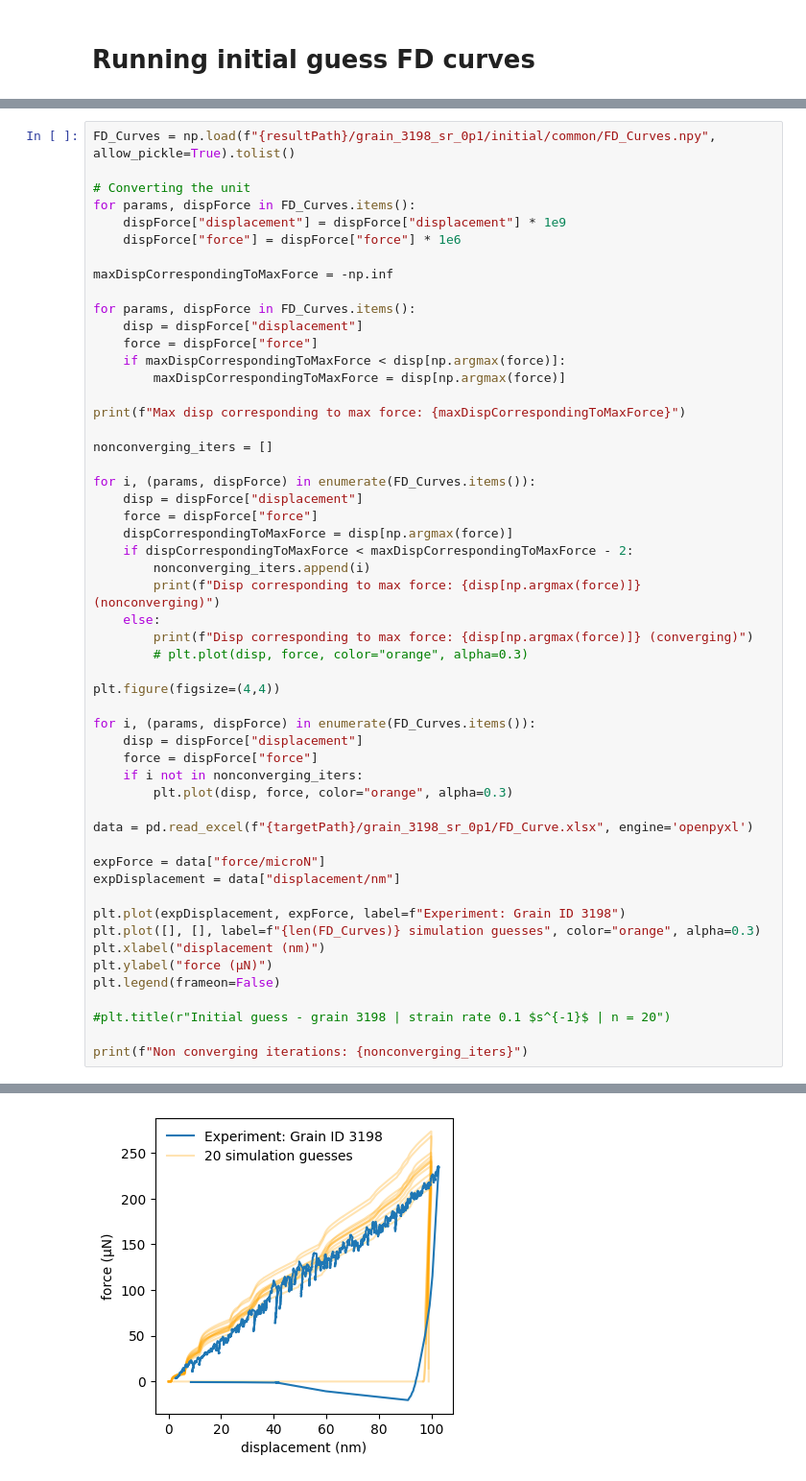
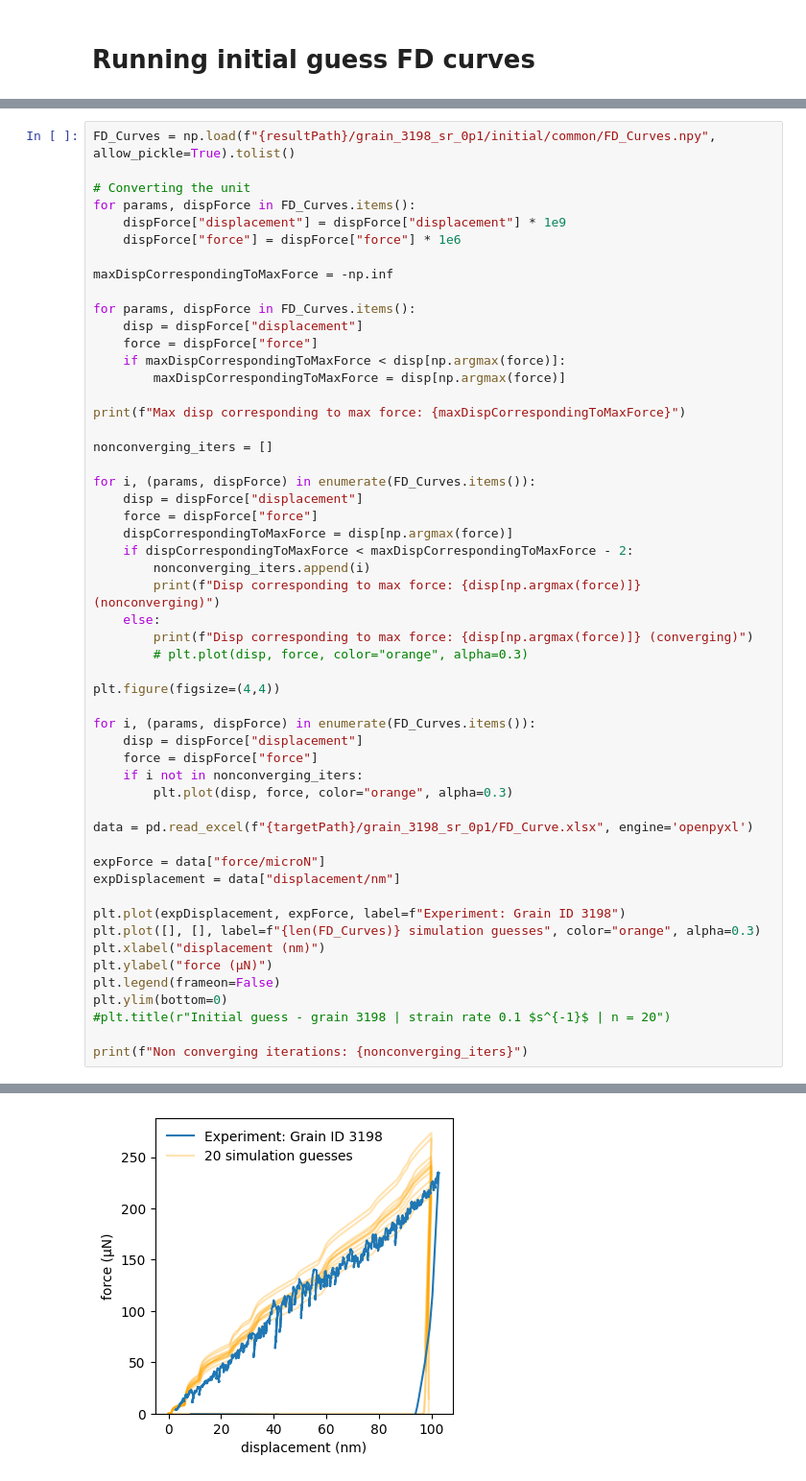
Before and after one commit to LianjGroup/Abaqus-Nanoindentation-Project, a Jupyter notebook: notebooks/plot_FD_Curves.ipynb, the cells around one changed output, grey strips where cells are left out. Shown at 96% size. Saved outputs shown, nothing was run; the diff lists cells and outputs as text.

Commit message:
update plots

```diff
--- a/notebooks/plot_FD_Curves.ipynb
+++ b/notebooks/plot_FD_Curves.ipynb
@@ -229,35 +229,35 @@ data = pd.read_excel(f"{targetPath}/grain_3198_sr_0p1/FD_Curve.xlsx", engine='op
 
 expForce = data["force/microN"]
 expDisplacement = data["displacement/nm"]
 
 plt.plot(expDisplacement, expForce, label=f"Experiment: Grain ID 3198")
 plt.plot([], [], label=f"{len(FD_Curves)} simulation guesses", color="orange", alpha=0.3)
 plt.xlabel("displacement (nm)")
 plt.ylabel("force (µN)")
 plt.legend(frameon=False)
-
+plt.ylim(bottom=0)
 #plt.title(r"Initial guess - grain 3198 | strain rate 0.1 $s^{-1}$ | n = 20")
 
 print(f"Non converging iterations: {nonconverging_iters}")
 # %% [output]
 Max disp corresponding to max force: 99.97919999999999
 Disp corresponding to max force: 99.9198 (converging)
 Disp corresponding to max force: 0.9532289999999999 (nonconverging)
 Disp corresponding to max force: 99.9198 (converging)
 Disp corresponding to max force: 33.8725 (nonconverging)
 Disp corresponding to max force: 0.9532289999999999 (nonconverging)
 Disp corresponding to max force: 0.9532289999999999 (nonconverging)
 Disp corresponding to max force: 99.9423 (converging)
 Disp corresponding to max force: 99.93950000000001 (converging)
 Disp corresponding to max force: 0.9532289999999999 (nonconverging)
 Disp corresponding to max force: 0.9532289999999999 (nonconverging)
 Disp corresponding to max force: 99.9169 (converging)
 ... (6 lines left out)
 Disp corresponding to max force: 0.9532289999999999 (nonconverging)
 Disp corresponding to max force: 99.93950000000001 (converging)
 Disp corresponding to max force: 99.97919999999999 (converging)
 Non converging iterations: [1, 3, 4, 5, 8, 9, 12, 14, 17]
-[figure, old version]
+[figure, new version]
 # %%
 FD_Curves = np.load(f"{resultPath}/grain_1441_sr_0p1/iteration/common/FD_Curves.npy", allow_pickle=True).tolist()
 
```
Also changed, not shown: parts of 5 cells of this notebook.
